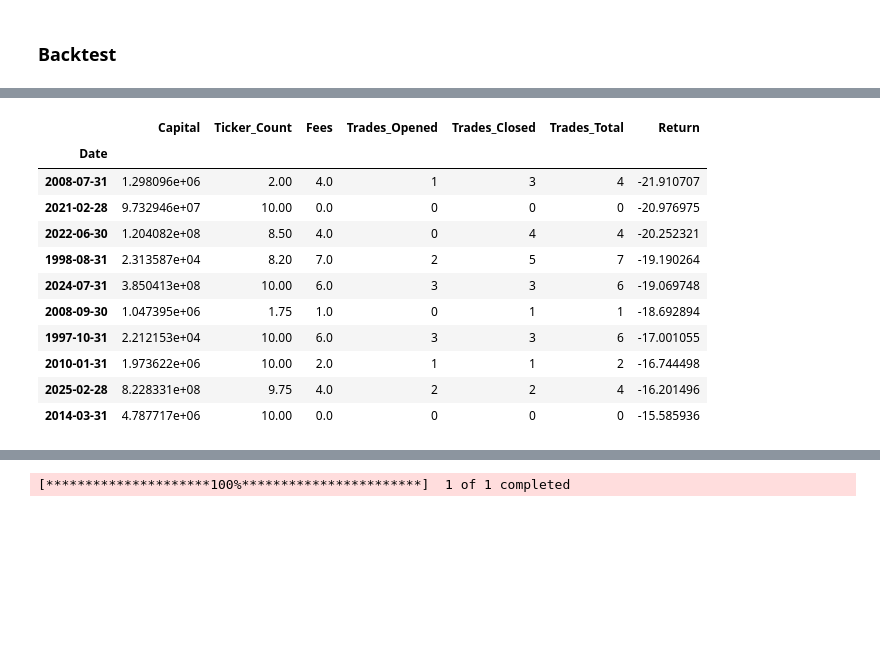
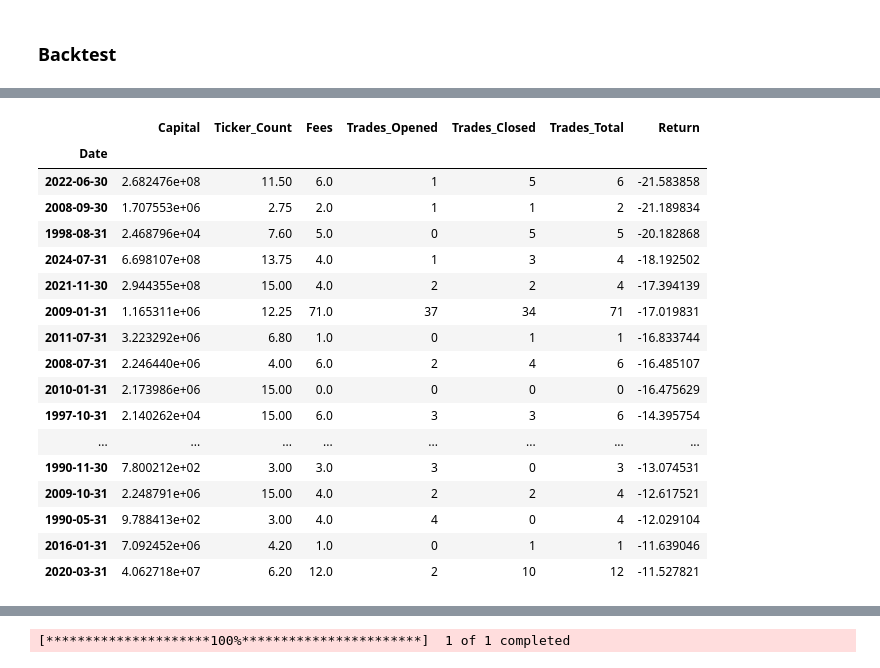
Before and after one commit to TwingzChenou/DeepLearning_Trading_Full_Data, a Jupyter notebook: Sequential_SP500_Weekly_Increase_Test.ipynb, the cells around one changed output, grey strips where cells are left out. Saved outputs shown, nothing was run; the diff lists cells and outputs as text; code cells hidden in the pictures; blank space fills up the shorter version.

```diff
--- a/Sequential_SP500_Weekly_Increase_Test.ipynb
+++ b/Sequential_SP500_Weekly_Increase_Test.ipynb
@@ -996,7 +1012,7 @@ random_search_tuner = RandomSearch(
     objective="val_loss",
     max_trials=5,
     directory="DNN_SP500",
-    project_name="SP500_Weekly_to_Yearly1_Increase_TOP10_Full_Data",
+    project_name="SP500_Weekly_to_Yearly1_Increase_TOP10_Full_Data_With_Crisis",
     seed=42,
 
 )
@@ -1483,17 +1517,15 @@ ndx.index = pd.to_datetime(ndx.index)
 ndx['Return'] = (ndx['ndx_Close'].pct_change()).fillna(0)
 
 # Calcul des moyennes mobiles pour chaque fenêtre
-ndx['Slow_ma'] = ndx['ndx_Close'].rolling(window=25, min_periods=1).mean()
-ndx['Fast_ma'] = ndx['ndx_Close'].rolling(window=9, min_periods=1).mean()
+ndx['Slow_ma'] = ndx['ndx_Close'].rolling(window=50, min_periods=1).mean()
+ndx['Fast_ma'] = ndx['ndx_Close'].rolling(window=25, min_periods=1).mean()
 
 crisis = []
 for i in range(0, len(ndx)):
-    if ndx['Slow_ma'].iloc[i] < ndx['Fast_ma'].iloc[i] and ndx['Slow_ma'].iloc[i] < ndx['ndx_Close'].iloc[i]:
-        crisis.append(0)
-    elif ndx['Slow_ma'].iloc[i] > ndx['Fast_ma'].iloc[i] and ndx['Fast_ma'].iloc[i] < ndx['ndx_Close'].iloc[i]:
+    if ndx['Slow_ma'].iloc[i] < ndx['Fast_ma'].iloc[i]:
         crisis.append(0)
     else:
-        crisis.append(0)
+        crisis.append(1)
 
 ndx['Crisis'] = crisis
 
@@ -1534,7 +1566,8 @@ feature_cols
  'perf_ytd']
 # %%
 X = weekly_data[[
-'distance_ma_25/9',
+'Crisis',
+ 'distance_ma_25/9',
  'distance_ma_50/9',
  'distance_ma_100/9',
  'distance_ma_9/25',
@@ -1571,5 +1604,5 @@ weekly_data['Proba'] = best_model.predict(X_scale_test).ravel()
 # %%
-weekly_data['Prediction'] = (weekly_data['Proba'] > 0.7).astype(int)
+weekly_data['Prediction'] = (weekly_data['Proba'] > 0.55).astype(int)
 weekly_data['Prediction'].value_counts()
 # %% [output]
 Prediction
@@ -1809,18 +1833,24 @@ print(len(portfolio_per_month), len(worst), len(worst)/len(portfolio_per_month)*
 # %%
-worst.head(10)
+worst.head(20)
 # %% [output]
 |  | Capital | Ticker_Count | Fees | Trades_Opened | Trades_Closed | Trades_Total | Return |
 | Date |  |  |  |  |  |  |  |
-| 2008-07-31 | 1.298096e+06 | 2.00 | 4.0 | 1 | 3 | 4 | -21.910707 |
-| 2021-02-28 | 9.732946e+07 | 10.00 | 0.0 | 0 | 0 | 0 | -20.976975 |
-| 2022-06-30 | 1.204082e+08 | 8.50 | 4.0 | 0 | 4 | 4 | -20.252321 |
-| 1998-08-31 | 2.313587e+04 | 8.20 | 7.0 | 2 | 5 | 7 | -19.190264 |
-| 2024-07-31 | 3.850413e+08 | 10.00 | 6.0 | 3 | 3 | 6 | -19.069748 |
-| 2008-09-30 | 1.047395e+06 | 1.75 | 1.0 | 0 | 1 | 1 | -18.692894 |
-| 1997-10-31 | 2.212153e+04 | 10.00 | 6.0 | 3 | 3 | 6 | -17.001055 |
-| 2010-01-31 | 1.973622e+06 | 10.00 | 2.0 | 1 | 1 | 2 | -16.744498 |
-| 2025-02-28 | 8.228331e+08 | 9.75 | 4.0 | 2 | 2 | 4 | -16.201496 |
-| 2014-03-31 | 4.787717e+06 | 10.00 | 0.0 | 0 | 0 | 0 | -15.585936 |
+| 2022-06-30 | 2.682476e+08 | 11.50 | 6.0 | 1 | 5 | 6 | -21.583858 |
+| 2008-09-30 | 1.707553e+06 | 2.75 | 2.0 | 1 | 1 | 2 | -21.189834 |
+| 1998-08-31 | 2.468796e+04 | 7.60 | 5.0 | 0 | 5 | 5 | -20.182868 |
+| 2024-07-31 | 6.698107e+08 | 13.75 | 4.0 | 1 | 3 | 4 | -18.192502 |
+| 2021-11-30 | 2.944355e+08 | 15.00 | 4.0 | 2 | 2 | 4 | -17.394139 |
+| 2009-01-31 | 1.165311e+06 | 12.25 | 71.0 | 37 | 34 | 71 | -17.019831 |
+| 2011-07-31 | 3.223292e+06 | 6.80 | 1.0 | 0 | 1 | 1 | -16.833744 |
+| 2008-07-31 | 2.246440e+06 | 4.00 | 6.0 | 2 | 4 | 6 | -16.485107 |
+| 2010-01-31 | 2.173986e+06 | 15.00 | 0.0 | 0 | 0 | 0 | -16.475629 |
+| 1997-10-31 | 2.140262e+04 | 15.00 | 6.0 | 3 | 3 | 6 | -14.395754 |
+| ... | ... | ... | ... | ... | ... | ... | ... |
+| 1990-11-30 | 7.800212e+02 | 3.00 | 3.0 | 3 | 0 | 3 | -13.074531 |
+| 2009-10-31 | 2.248791e+06 | 15.00 | 4.0 | 2 | 2 | 4 | -12.617521 |
+| 1990-05-31 | 9.788413e+02 | 3.00 | 4.0 | 4 | 0 | 4 | -12.029104 |
+| 2016-01-31 | 7.092452e+06 | 4.20 | 1.0 | 0 | 1 | 1 | -11.639046 |
+| 2020-03-31 | 4.062718e+07 | 6.20 | 12.0 | 2 | 10 | 12 | -11.527821 |
 # %%
 portfolio_per_day['Ticker_Count'].describe()
 # %% [output]
```
Also changed, not shown: parts of 32 cells of this notebook, 1 other file.
